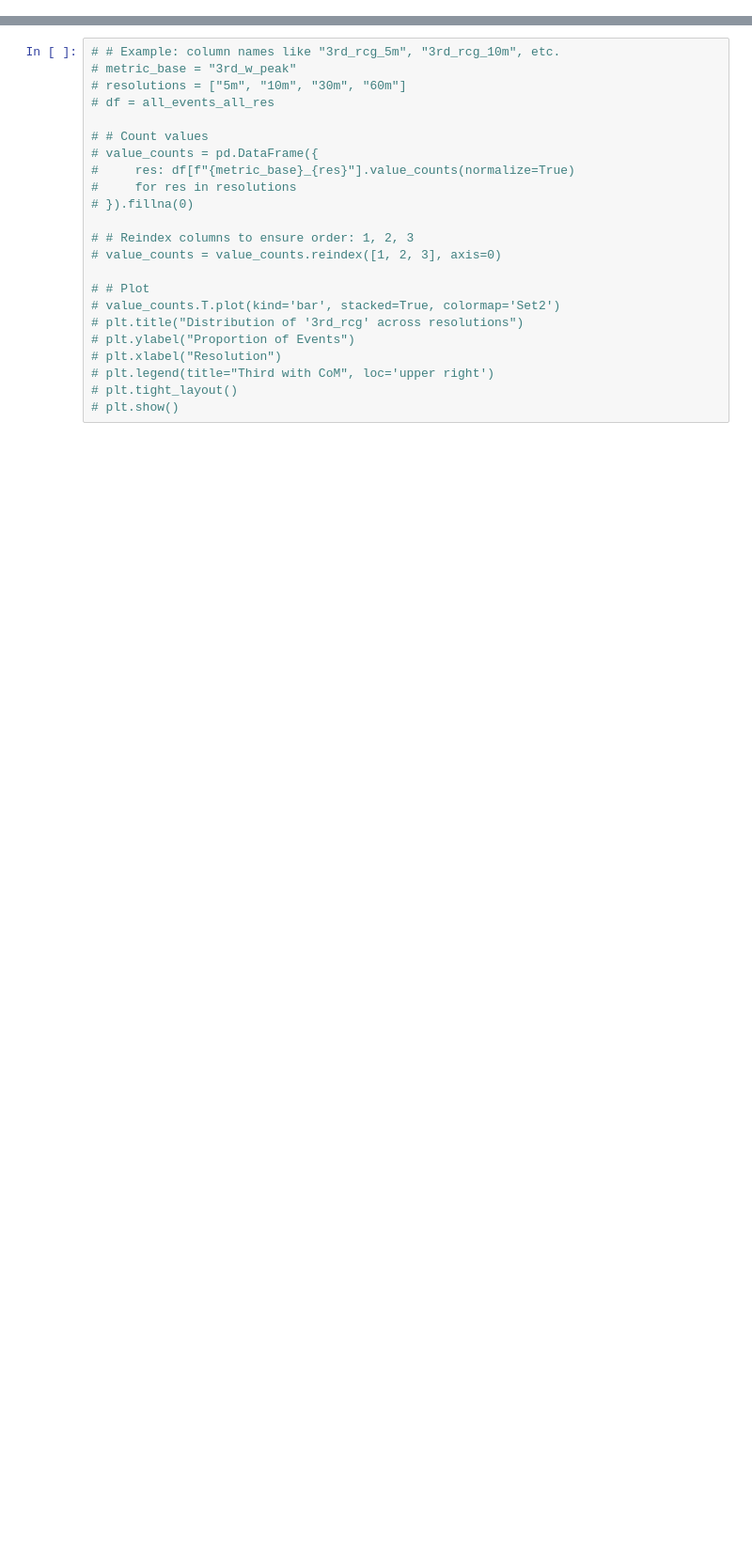
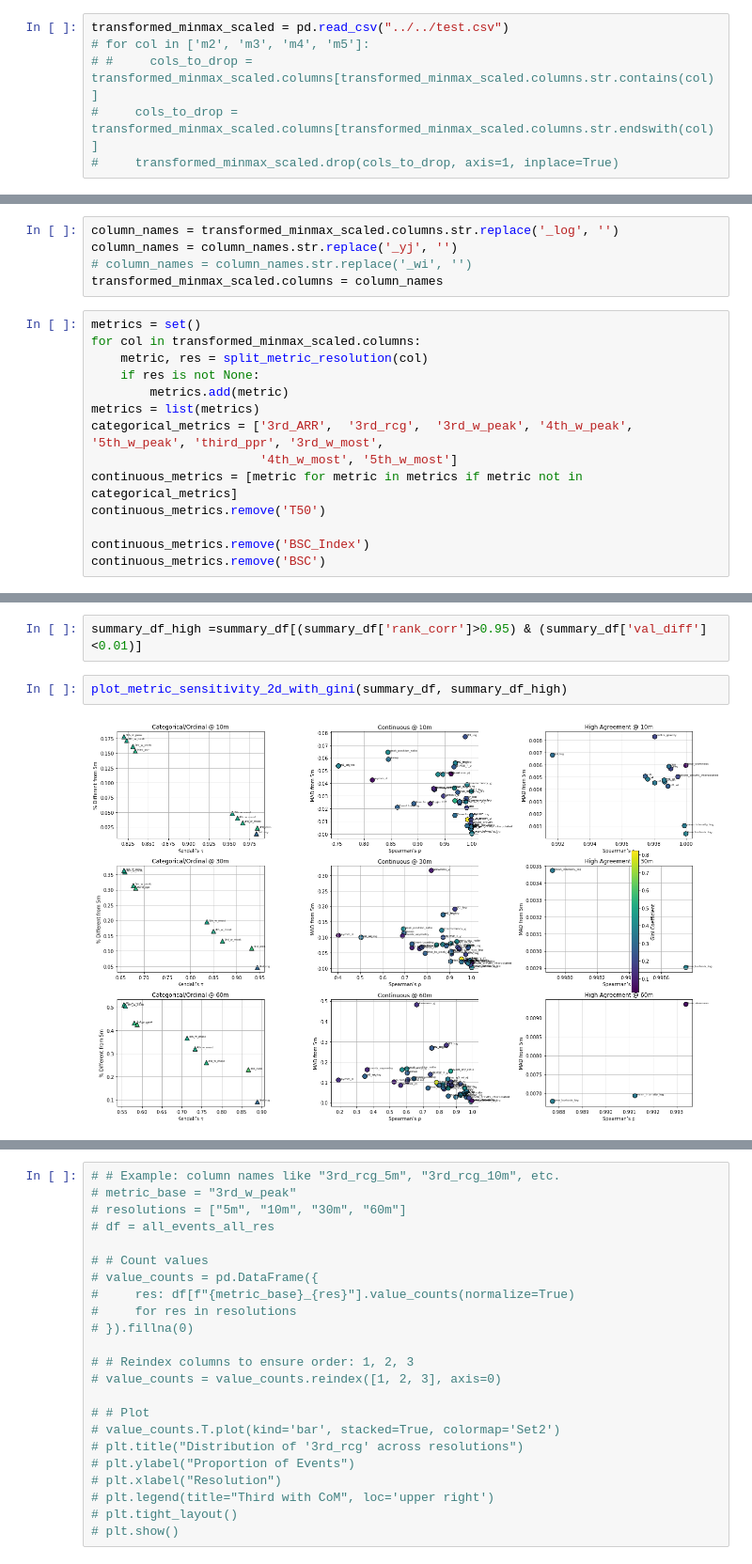
Before and after one commit to masher92/MetricEvaluation, a Jupyter notebook: CompareResolutions/ScatterPlots.ipynb, the cells around one changed output, grey strips where cells are left out. Shown at 94% size. Drawn from its saved outputs; the diff is of its cells as text; blank space fills up the shorter version.

```diff
--- a/CompareResolutions/ScatterPlots.ipynb
+++ b/CompareResolutions/ScatterPlots.ipynb
@@ -636,0 +568,6 @@ plt.show()
+# %%
+transformed_minmax_scaled = pd.read_csv("../../test.csv")
+# for col in ['m2', 'm3', 'm4', 'm5']:
+# #     cols_to_drop = transformed_minmax_scaled.columns[transformed_minmax_scaled.columns.str.contains(col)]
+#     cols_to_drop = transformed_minmax_scaled.columns[transformed_minmax_scaled.columns.str.endswith(col)]
+#     transformed_minmax_scaled.drop(cols_to_drop, axis=1, inplace=True)
@@ -636,0 +580,19 @@ plt.show()
+# %%
+column_names = transformed_minmax_scaled.columns.str.replace('_log', '')
+column_names = column_names.str.replace('_yj', '')
+# column_names = column_names.str.replace('_wi', '')
+transformed_minmax_scaled.columns = column_names
+# %%
+metrics = set()
+for col in transformed_minmax_scaled.columns:
+    metric, res = split_metric_resolution(col)
+    if res is not None:
+        metrics.add(metric)
+metrics = list(metrics)
+categorical_metrics = ['3rd_ARR',  '3rd_rcg',  '3rd_w_peak', '4th_w_peak', '5th_w_peak', 'third_ppr', '3rd_w_most',
+                       '4th_w_most', '5th_w_most']
+continuous_metrics = [metric for metric in metrics if metric not in categorical_metrics]
+continuous_metrics.remove('T50')
+
+continuous_metrics.remove('BSC_Index')
+continuous_metrics.remove('BSC')
@@ -636,0 +606,6 @@ plt.show()
+# %%
+summary_df_high =summary_df[(summary_df['rank_corr']>0.95) & (summary_df['val_diff']<0.01)]
+# %%
+plot_metric_sensitivity_2d_with_gini(summary_df, summary_df_high)
+# %% [output]
+[figure, added]
```
Also changed, not shown: parts of 43 cells of this notebook, 29 other files.
